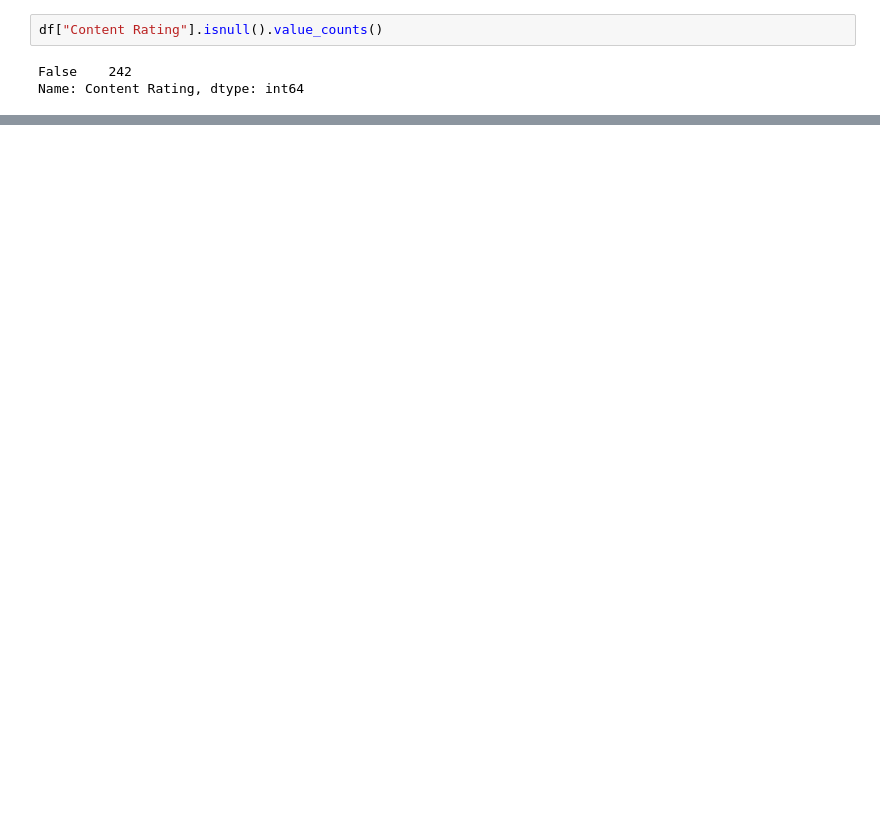
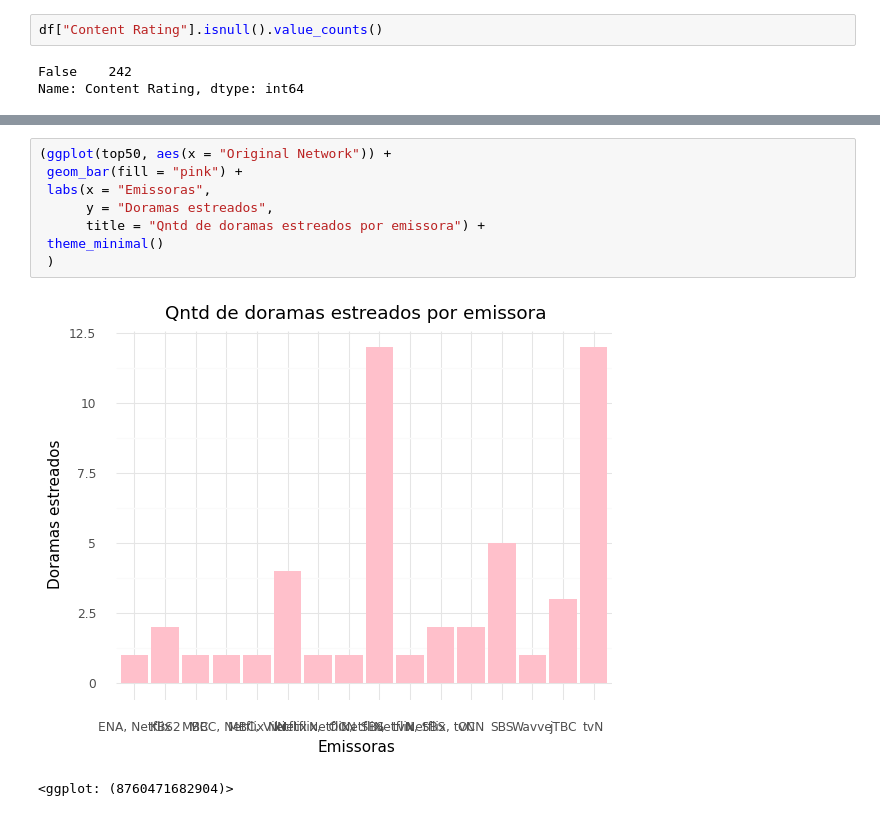
Before and after one commit to raquel1993/my-first-python-analysis, a Jupyter notebook: RaquelCorreia_PythonAnalysis.ipynb, the cells around one changed output, grey strips where cells are left out. Drawn from its saved outputs; the diff is of its cells as text; blank space fills up the shorter version.

```diff
--- a/RaquelCorreia_PythonAnalysis.ipynb
+++ b/RaquelCorreia_PythonAnalysis.ipynb
@@ -141,0 +189,11 @@ Name: Content Rating, dtype: int64
+# %%
+(ggplot(top50, aes(x = "Original Network")) +
+ geom_bar(fill = "pink") +
+ labs(x = "Emissoras",
+      y = "Doramas estreados",
+      title = "Qntd de doramas estreados por emissora") +
+ theme_minimal()
+ )
+# %% [output]
+[figure, added]
+<ggplot: (8760471682904)>
```
Also changed, not shown: parts of 9 cells of this notebook.
